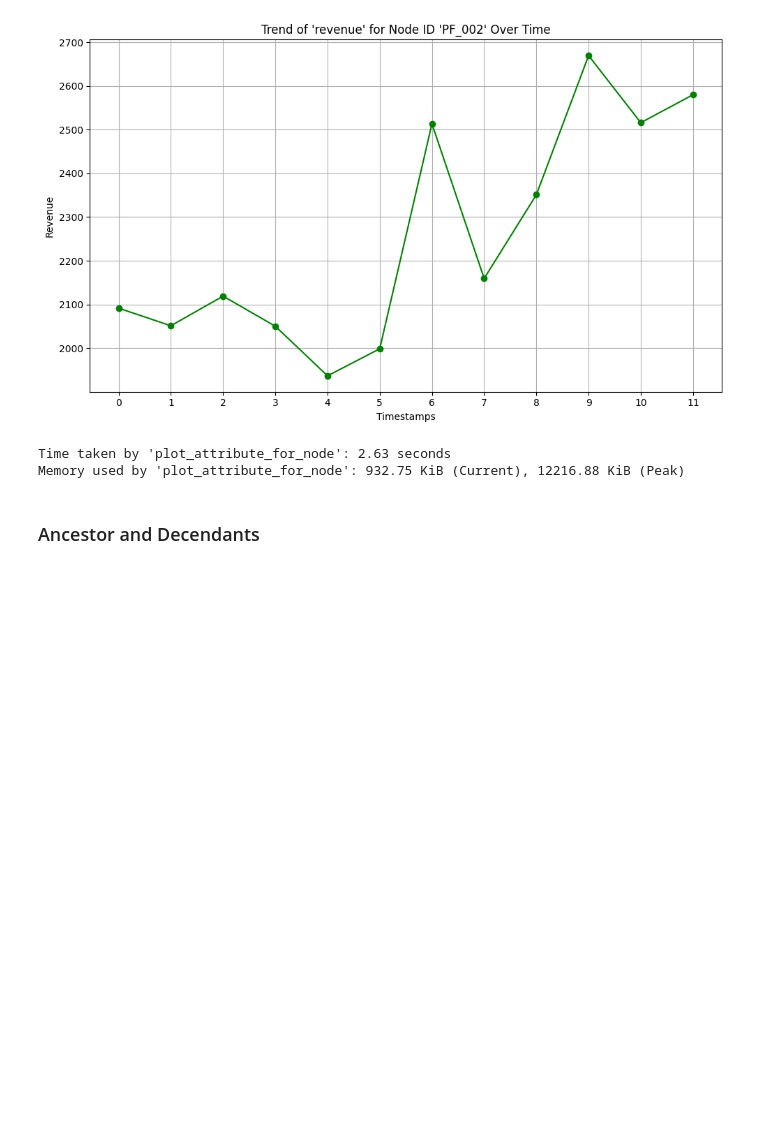
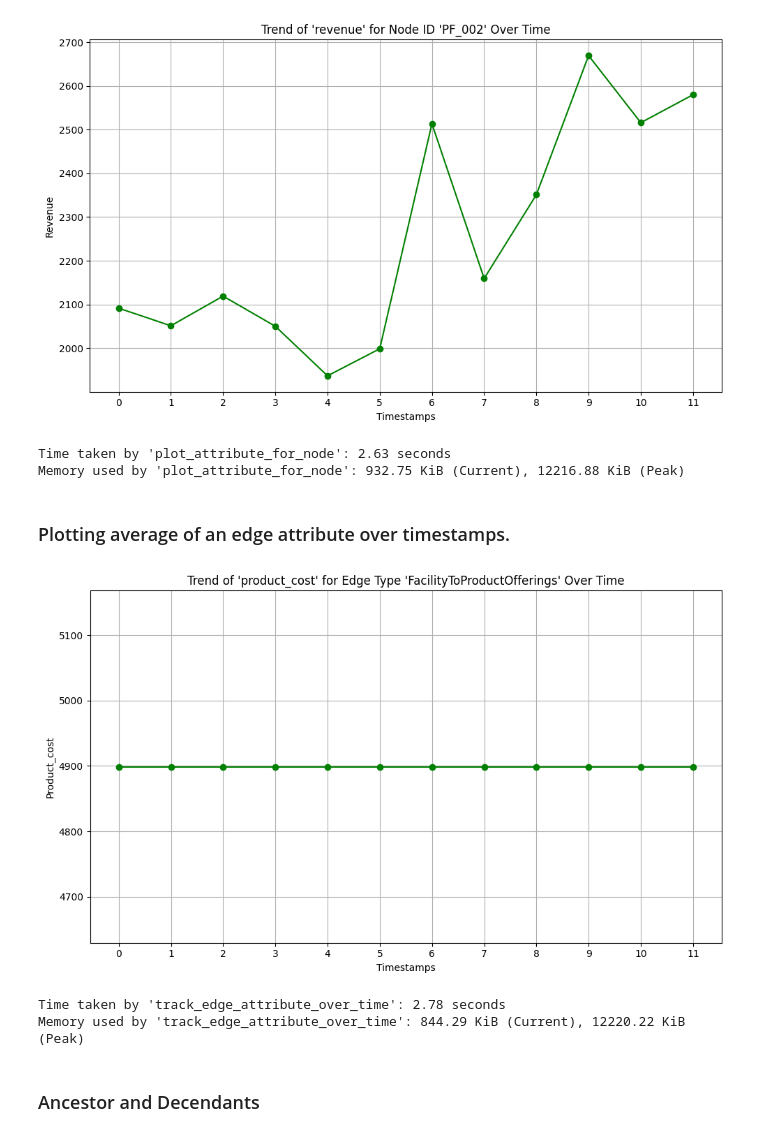
Before and after one commit to ash3173/Querying_Graphs, a Jupyter notebook: Structure.ipynb, the cells around one changed output. Saved outputs shown, nothing was run; the diff lists cells and outputs as text; code cells hidden in the pictures; blank space fills up the shorter version.

Commit message:
Edge attribute graph

```diff
--- a/Structure.ipynb
+++ b/Structure.ipynb
@@ -406,3 +406,5 @@ plot_attribute_for_node(temporal_graph, node_id="PF_002", attribute="revenue")
 [figure]
 Time taken by 'plot_attribute_for_node': 2.63 seconds
 Memory used by 'plot_attribute_for_node': 932.75 KiB (Current), 12216.88 KiB (Peak)
+# %% [markdown]
+### Plotting average of an edge attribute over timestamps.
@@ -409,3 +458,9 @@ Memory used by 'plot_attribute_for_node': 932.75 KiB (Current), 12216.88 KiB (Pe
+# %%
+track_edge_attribute_over_time(temporal_graph, "FacilityToProductOfferings", "product_cost")
+# %% [output]
+[figure, added]
+Time taken by 'track_edge_attribute_over_time': 2.78 seconds
+Memory used by 'track_edge_attribute_over_time': 844.29 KiB (Current), 12220.22 KiB (Peak)
 # %% [markdown]
 ### Ancestor and Decendants
 # %%
```
Also changed, not shown: parts of 2 cells of this notebook.
